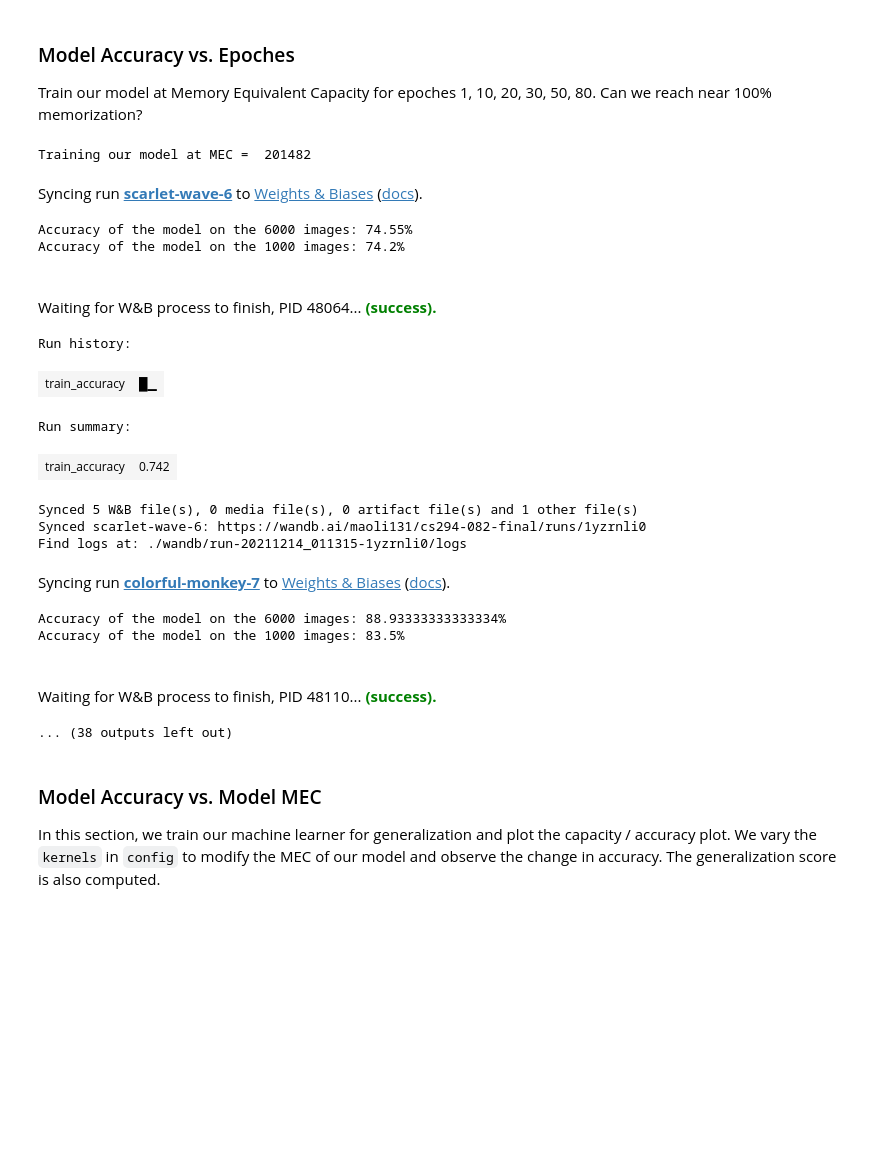
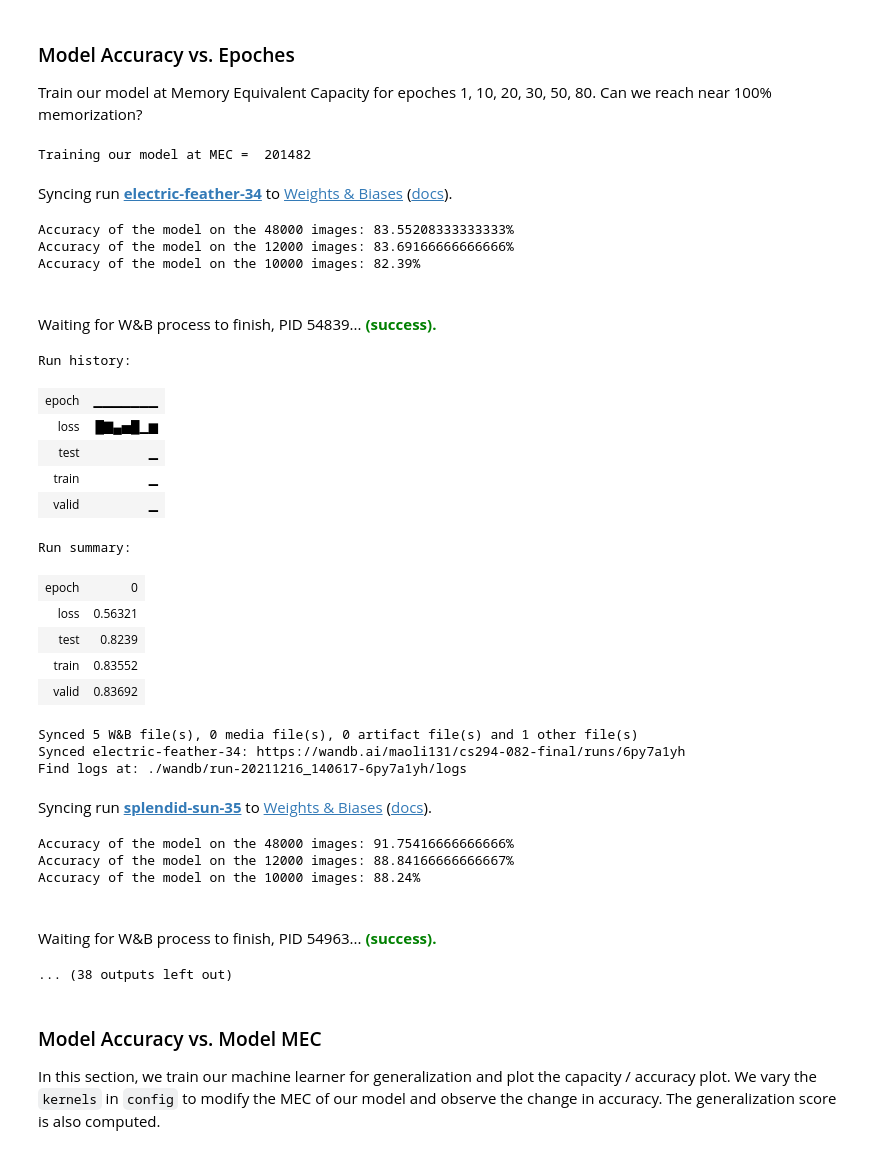
Before and after one commit to maoli131/experimental-design, a Jupyter notebook: MLP-FashionMNIST.ipynb, the cells around one changed output. Drawn from its saved outputs; the diff is of its cells as text; code cells hidden in the pictures; blank space fills up the shorter version.

```diff
--- a/MLP-FashionMNIST.ipynb
+++ b/MLP-FashionMNIST.ipynb
@@ -218,17 +231,26 @@ def model_pipeline(hyperparameters):
         config = wandb.config
 
         # make the model, data, and optimization problem
-        model, train_loader, test_loader_train, test_loader_test, criterion, optimizer = make(config)
+        model, train_loader, valid_loader, test_loader, criterion, optimizer = make(config)
         #print(model)
 
         # and use them to train the model
         train(model, train_loader, criterion, optimizer, config)
 
-        # and test its final performance
-        tr_acc = test(model, test_loader_train)
-        te_acc = test(model, test_loader_test)
+        # and test its final performance on train/validation/test data
+        tr_acc = test(model, train_loader)
+        va_acc = test(model, valid_loader)
+        te_acc = test(model, test_loader)
 
-    return model, tr_acc, te_acc
+        acc = {
+            "train": tr_acc,
+            "valid": va_acc,
+            "test": te_acc
+        }
+
+        wandb.log(acc)
+
+    return model, acc
 # %% [markdown]
 ### Run the Model
 
@@ -241,12 +263,12 @@ We vary the `sls` in `config` to train the model with 10%, 30%, 50%, 70% and 100
 # %%
 # configurations
 config = dict(
-    epochs=10,
+    epochs=80,
     classes=10,
     kernels=[256, 128, 128],
     batch_size=64,
     learning_rate=0.001,
-    sls = 0.1,
+    sls = 1,
     dataset="Fashion-MNIST",
     architecture="MLP"
 )
@@ -254,12 +276,14 @@ config = dict(
 # Build, train and analyze the model with the pipeline
 portions = [0.1, 0.3, 0.5, 0.7, 1]
 train_acc_list = []
+valid_acc_list = []
 test_acc_list = []
 for sls in portions:
     config['sls'] = sls
-    model, tr_acc, te_acc = model_pipeline(config)
-    train_acc_list.append(tr_acc)
-    test_acc_list.append(te_acc)
+    model, acc = model_pipeline(config)
+    train_acc_list.append(acc['train'])
+    valid_acc_list.append(acc['valid'])
+    test_acc_list.append(acc['test'])
 
 # Visualize the results
 plt.title("Accuracy vs. % Training Data Used")
@@ -267,6 +291,8 @@ plt.xlabel("% Training Data Used")
 plt.ylabel("Accuracy")
 sns.scatterplot(x=portions, y=train_acc_list)
 sns.lineplot(x=portions, y=train_acc_list, label="train accuracy")
+sns.scatterplot(x=portions, y=valid_acc_list)
+sns.lineplot(x=portions, y=valid_acc_list, label="valid accuracy")
 sns.scatterplot(x=portions, y=test_acc_list)
 sns.lineplot(x=portions, y=test_acc_list, label="test accuracy");
 # %% [output]
@@ -310,51 +342,65 @@ config = dict(
     epochs=1,
     classes=10,
     kernels=[256, 128, 128],
     batch_size=64,
     learning_rate=0.001,
-    sls = 0.1,
+    sls = 1,
     dataset="Fashion-MNIST",
     architecture="MLP"
 )
 
 # Memory Equivalent Capacity
 print("\nTraining our model at MEC = ", compute_mec(config['kernels']), "\n")
 
 # Build, train and analyze the model with the pipeline
 epoch_list = [1, 10, 20, 30, 50, 80]
 train_acc_list = []
+valid_acc_list = []
 test_acc_list = []
 for e in epoch_list:
     config['epochs'] = e
-    model, tr_acc, te_acc = model_pipeline(config)
-    train_acc_list.append(tr_acc)
-    test_acc_list.append(te_acc)
+    model, acc = model_pipeline(config)
+    train_acc_list.append(acc['train'])
+    valid_acc_list.append(acc['valid'])
+    test_acc_list.append(acc['test'])
 
 # Visualize the results
 plt.title("Accuracy Curve")
 plt.xlabel("Epochs")
 plt.ylabel("Accuracy")
 sns.scatterplot(x=epoch_list, y=train_acc_list)
 sns.lineplot(x=epoch_list, y=train_acc_list, label="train accuracy")
+sns.scatterplot(x=epoch_list, y=valid_acc_list)
+sns.lineplot(x=epoch_list, y=valid_acc_list, label="valid accuracy")
 sns.scatterplot(x=epoch_list, y=test_acc_list)
 sns.lineplot(x=epoch_list, y=test_acc_list, label="test accuracy");
 # %% [output]
 Training our model at MEC =  201482
-Syncing run scarlet-wave-6 to Weights & Biases (docs).
+Syncing run electric-feather-34 to Weights & Biases (docs).
-Accuracy of the model on the 6000 images: 74.55%
-Accuracy of the model on the 1000 images: 74.2%
+Accuracy of the model on the 48000 images: 83.55208333333333%
+Accuracy of the model on the 12000 images: 83.69166666666666%
+Accuracy of the model on the 10000 images: 82.39%
-Waiting for W&B process to finish, PID 48064... (success).
+Waiting for W&B process to finish, PID 54839... (success).
 Run history:
-| train_accuracy | █▁ |
+| epoch | ▁▁▁▁▁▁▁ |
+| loss | █▇▄▅█▁▆ |
+| test | ▁ |
+| train | ▁ |
+| valid | ▁ |
 Run summary:
-| train_accuracy | 0.742 |
+| epoch | 0 |
+| loss | 0.56321 |
+| test | 0.8239 |
+| train | 0.83552 |
+| valid | 0.83692 |
 Synced 5 W&B file(s), 0 media file(s), 0 artifact file(s) and 1 other file(s)
-Synced scarlet-wave-6: https://wandb.ai/maoli131/cs294-082-final/runs/1yzrnli0
-Find logs at: ./wandb/run-20211214_011315-1yzrnli0/logs
+Synced electric-feather-34: https://wandb.ai/maoli131/cs294-082-final/runs/6py7a1yh
+Find logs at: ./wandb/run-20211216_140617-6py7a1yh/logs
-Syncing run colorful-monkey-7 to Weights & Biases (docs).
+Syncing run splendid-sun-35 to Weights & Biases (docs).
-Accuracy of the model on the 6000 images: 88.93333333333334%
-Accuracy of the model on the 1000 images: 83.5%
+Accuracy of the model on the 48000 images: 91.75416666666666%
+Accuracy of the model on the 12000 images: 88.84166666666667%
+Accuracy of the model on the 10000 images: 88.24%
-Waiting for W&B process to finish, PID 48110... (success).
+Waiting for W&B process to finish, PID 54963... (success).
 ... (38 outputs left out)
 # %% [markdown]
 ### Model Accuracy vs. Model MEC
```
Also changed, not shown: parts of 9 cells of this notebook, 1 other file.
